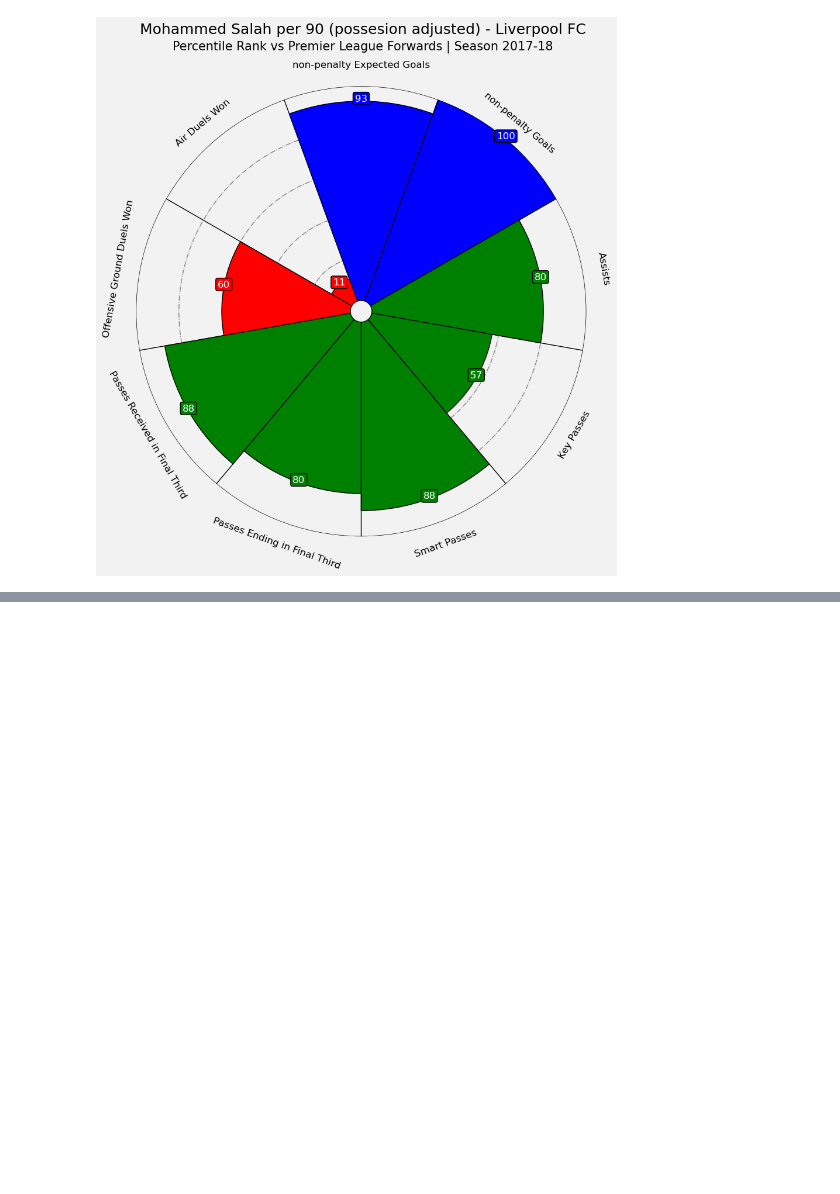
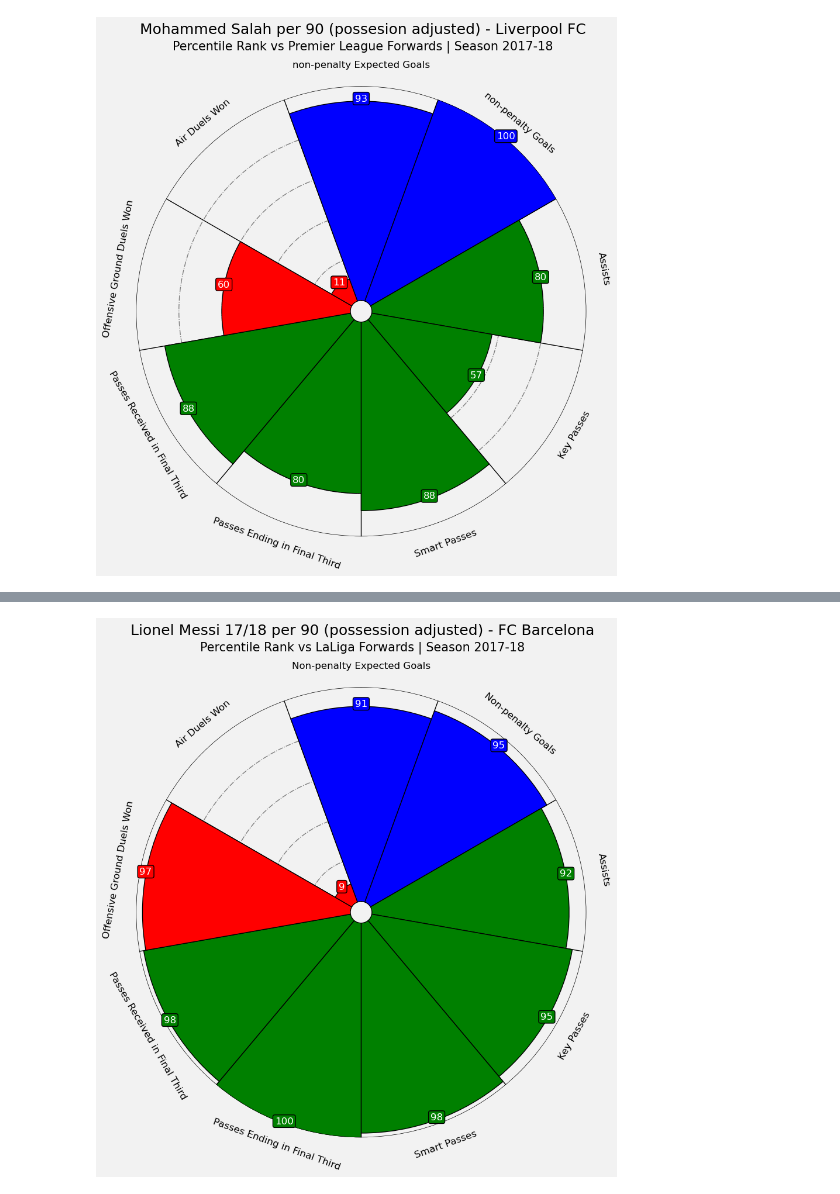
Before and after one commit to Blu3Meteor/Soccer-Analytics-Lab, a Jupyter notebook: 03 - Scouting/plot_RadarPlot.ipynb, the cells around one changed output, grey strips where cells are left out. Saved outputs shown, nothing was run; the diff lists cells and outputs as text; code cells hidden in the pictures; blank space fills up the shorter version.

Commit message:
Created Messi Radar Plot

```diff
--- a/03 - Scouting/plot_RadarPlot.ipynb
+++ b/03 - Scouting/plot_RadarPlot.ipynb
@@ -606,0 +666,6 @@ plt.show()
+# %%
+path = os.path.join(str(pathlib.Path().resolve().parents[0]),"minutes_played", 'minutes_played_per_game_Spain.json')
+with open(path) as f:
+    minutes_per_game = json.load(f)
+minutes_per_game = pd.DataFrame(minutes_per_game)
+minutes = minutes_per_game.groupby(["playerId"]).minutesPlayed.sum().reset_index()
@@ -606,0 +686,8 @@ plt.show()
+# %%
+summary_laliga = summary_laliga.merge(to_merge, how = "inner", on = ["playerId"])
+# %%
+# summary per 90
+summary_per_90_laliga = pd.DataFrame()
+summary_per_90_laliga["shortName"] = summary_laliga["shortName"]
+for column in summary_laliga.columns[2:-1]:
+    summary_per_90[column + "_per90"] = summary_laliga.apply(lambda x: x[column]*90/x["minutesPlayed"], axis = 1)
@@ -606,0 +734,64 @@ plt.show()
+# %%
+# adjust per 90 values for possesion
+summary_adjusted_laliga = pd.DataFrame()
+summary_adjusted_laliga["shortName"] = summary_laliga["shortName"]
+for column in summary_laliga.columns[2:11]:
+    summary_adjusted_laliga[column + "_adjusted_per90"] = summary_laliga.apply(lambda x: (x[column]/x["possesion"])*90/x["minutesPlayed"], axis = 1)
+# %%
+# make pizza plot for Messi
+messi_adjusted = summary_adjusted_laliga.loc[summary_adjusted_laliga["shortName"] == "L. Messi"]
+messi_adjusted = messi_adjusted[['npxG_adjusted_per90', "goals_adjusted_per90", "assists_adjusted_per90", "key_passes_adjusted_per90", "smart_passes_adjusted_per90", "final_third_passes_adjusted_per90", "final_third_receptions_adjusted_per90", "ground_duels_won_adjusted_per90", "air_duels_won_adjusted_per90"]]
+adjusted_columns = messi_adjusted.columns[:]
+values = [messi_adjusted[column].iloc[0] for column in adjusted_columns]
+percentiles = [int(stats.percentileofscore(summary_adjusted_laliga[column], messi_adjusted[column].iloc[0])) for column in adjusted_columns]
+names = ["Non-penalty Expected Goals", "Non-penalty Goals", "Assists", "Key Passes", "Smart Passes", "Passes Ending in Final Third", "Passes Received in Final Third", "Offensive Ground Duels Won", "Air Duels Won"]
+
+baker = PyPizza(
+    params=names,                  # list of parameters
+    straight_line_color="#000000",  # color for straight lines
+    straight_line_lw=1,             # linewidth for straight lines
+    last_circle_lw=1,               # linewidth of last circle
+    other_circle_lw=1,              # linewidth for other circles
+    other_circle_ls="-."            # linestyle for other circles
+)
+
+fig, ax = baker.make_pizza(
+    percentiles,              # list of values
+    figsize=(10, 10),      # adjust figsize according to your need
+    param_location=110,
+    slice_colors=slice_colors,
+    value_colors = text_colors,
+    value_bck_colors=slice_colors,
+    # where the parameters will be added
+    kwargs_slices=dict(
+        facecolor="cornflowerblue", edgecolor="#000000",
+        zorder=2, linewidth=1
+    ),                   # values to be used when plotting slices
+    kwargs_params=dict(
+        color="#000000", fontsize=12,
+         va="center"
+    ),                   # values to be used when adding parameter
+    kwargs_values=dict(
+        color="#000000", fontsize=12,
+        zorder=3,
+        bbox=dict(
+            edgecolor="#000000", facecolor="cornflowerblue",
+            boxstyle="round,pad=0.2", lw=1
+        )
+    )                    # values to be used when adding parameter-values
+)
+# add title
+fig.text(
+    0.515, 0.97, "Lionel Messi 17/18 per 90 (possession adjusted) - FC Barcelona", size=18,
+    ha="center", color="#000000"
+)
+# add subtitle
+fig.text(
+    0.515, 0.942,
+    "Percentile Rank vs LaLiga Forwards | Season 2017-18",
+    size=15,
+    ha="center", color="#000000"
+)
+plt.show()
+# %% [output]
+[figure, added]
```
Also changed, not shown: parts of 12 cells of this notebook, 1 other file.
